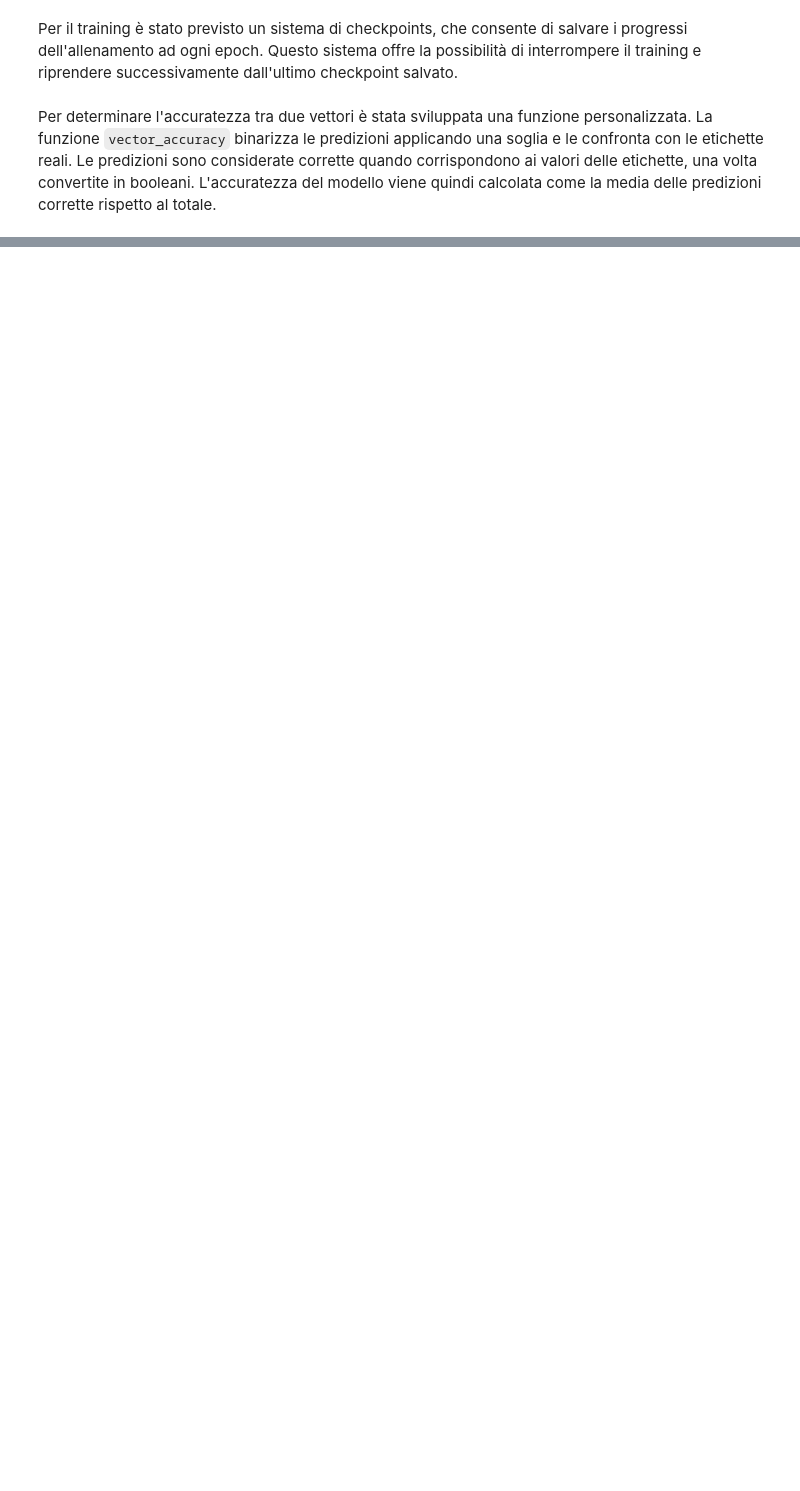
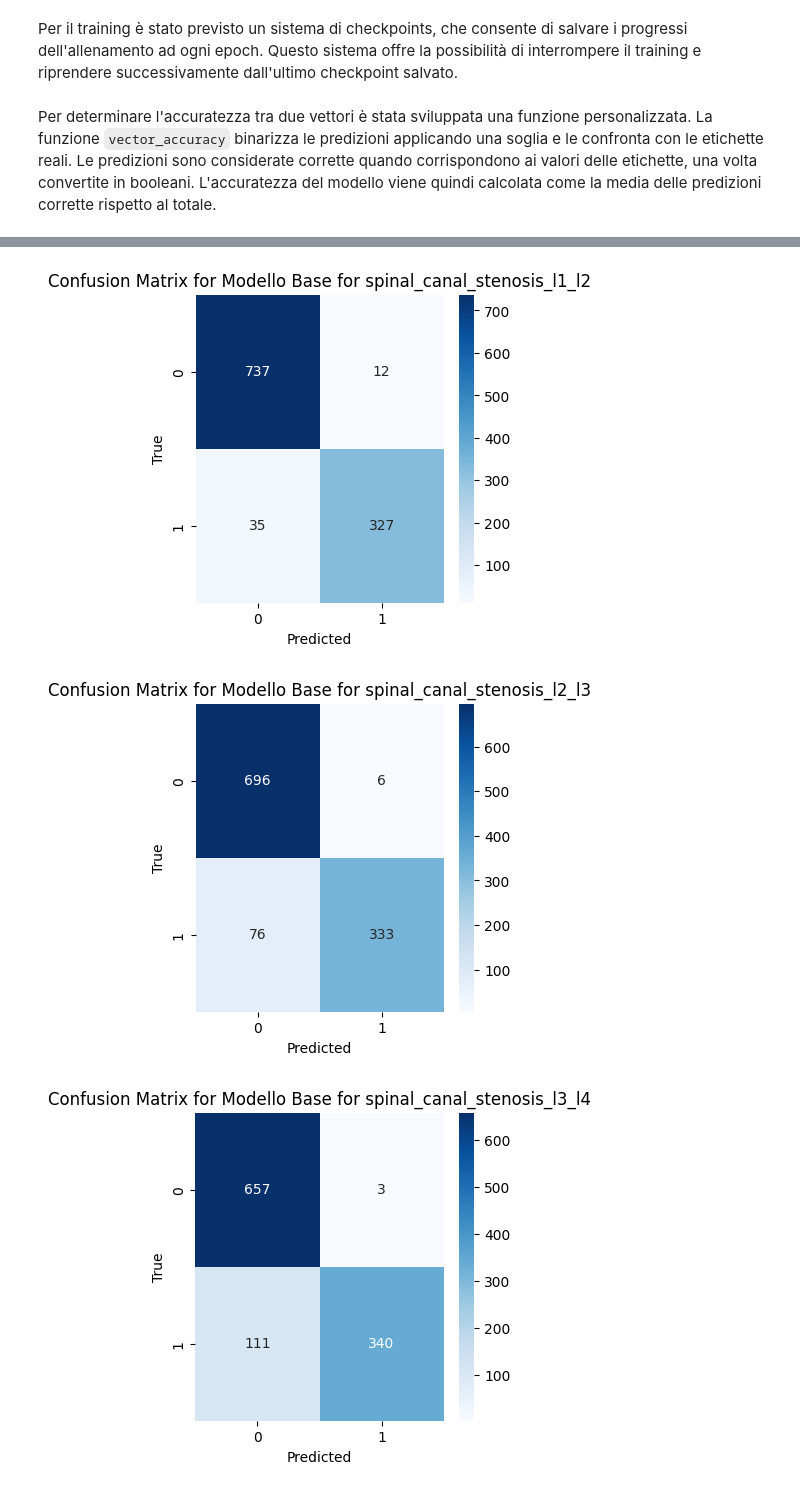
Before and after one commit to manuelrovitti/Modello-per-identificazione-e-riconoscimento-condizioni-colonna-vertebrale, a Jupyter notebook: RSNA.ipynb, the cells around one changed output, grey strips where cells are left out. Saved outputs shown, nothing was run; the diff lists cells and outputs as text; code cells hidden in the pictures; blank space fills up the shorter version.

```diff
--- a/RSNA.ipynb
+++ b/RSNA.ipynb
@@ -1533,0 +1669,11 @@ Epoch 20: saving model to checkpoints/checkpoint_epoch_20.keras
+# %%
+y_true_M = []
+y_pred_M = []
+
+for x_batch, y_batch in test_dataset:
+    pred = tf.cast(model_M.predict(x_batch, verbose=0) > 0.5, tf.bool)
+    y_true_M.append(y_batch.numpy())
+    y_pred_M.append(pred.numpy())
+
+y_true_M = np.concatenate(y_true_M, axis=0)
+y_pred_M = np.concatenate(y_pred_M, axis=0)
@@ -1627,11 +1769,19 @@ y_pred = np.concatenate(y_pred, axis=0)
 # %%
-labels = list(df_diagnosis.columns[1:6])
+def plot_confusion_matrices(y_true, y_pred, labels, title):
+    labels = list(df_diagnosis.columns[1:6])
 
-for i in range(5):
-    cm = confusion_matrix(y_true[:, i], y_pred[:, i])
-    plt.figure(figsize=(4, 4))
-    sns.heatmap(cm, annot=True, fmt="d", cmap="Blues")
-    plt.title(f"Confusion Matrix for {labels[i]}")
-    plt.xlabel("Predicted")
-    plt.ylabel("True")
-    plt.show()
+    for i in range(5):
+        cm = confusion_matrix(y_true[:, i], y_pred[:, i])
+        plt.figure(figsize=(4, 4))
+        sns.heatmap(cm, annot=True, fmt="d", cmap="Blues")
+        plt.title(f"{title} for {labels[i]}")
+        plt.xlabel("Predicted")
+        plt.ylabel("True")
+        plt.show()
+# %%
+plot_confusion_matrices(y_true_1, y_pred_1, labels, title="Confusion Matrix for Modello Base")
+plot_confusion_matrices(y_true_M, y_pred_M, labels, title="Confusion Matrix for Modello Manuel")
+# %% [output]
+[figure, added]
+[figure, added]
+[figure, added]
```
Also changed, not shown: parts of 32 cells of this notebook.
